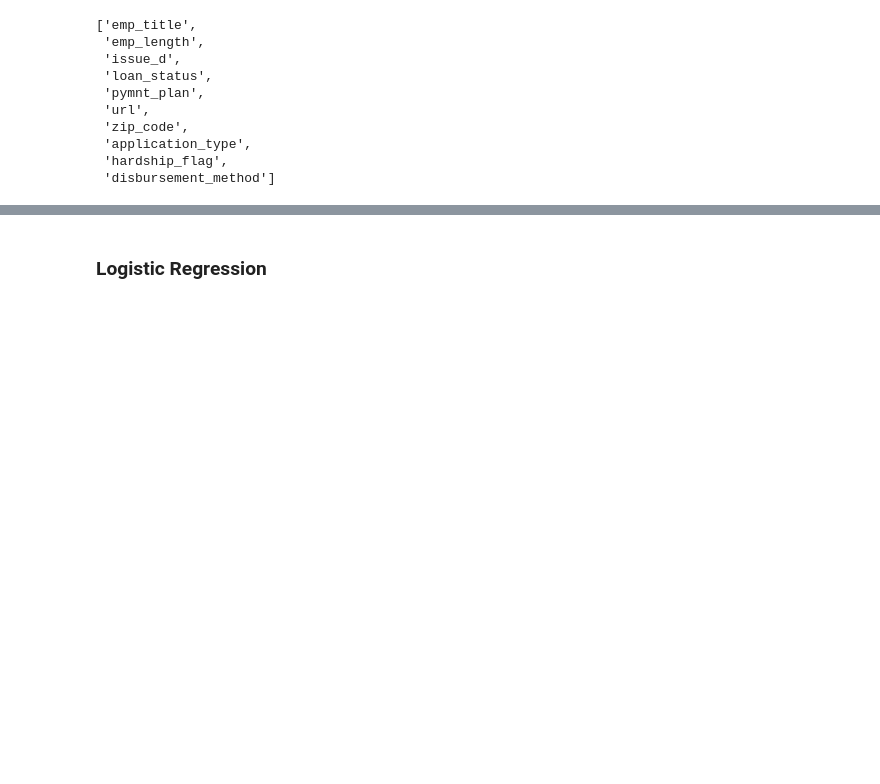
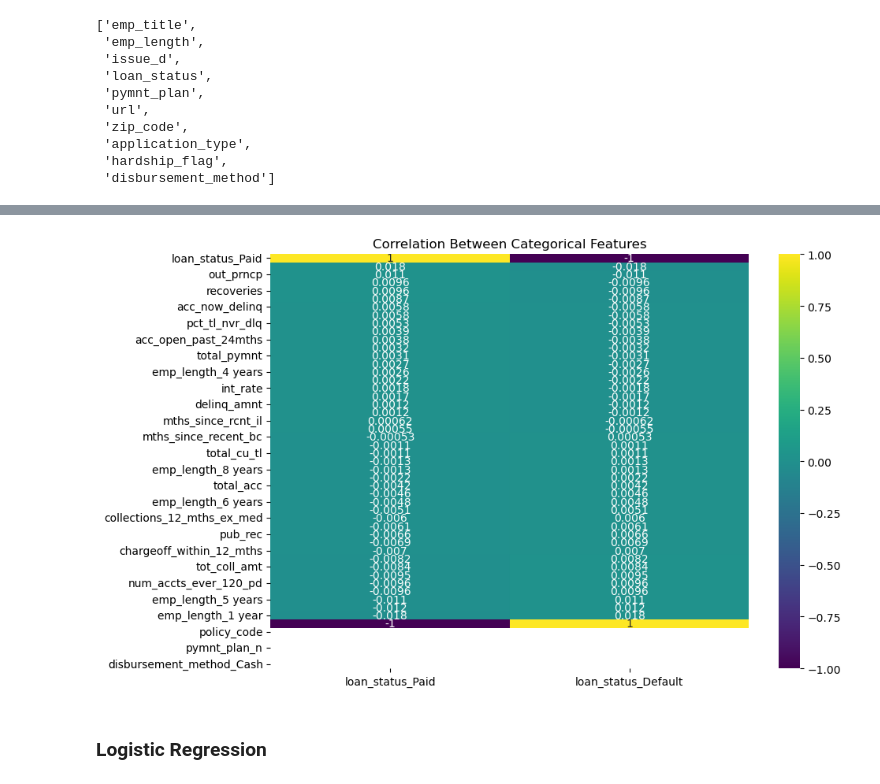
Before and after one commit to rachellliao/loan-default-prediction, a Jupyter notebook: EDA.ipynb, the cells around one changed output, grey strips where cells are left out. Drawn from its saved outputs; the diff is of its cells as text; code cells hidden in the pictures; blank space fills up the shorter version.

```diff
--- a/EDA.ipynb
+++ b/EDA.ipynb
@@ -693,3 +741,16 @@ ValueError: all arrays must be same length
+# %%
+# Calculate correlations between categorical features and the target variable loan_status_Paid
+corr_matrix = df_encoded.corr()
+corr_with_target = corr_matrix[['loan_status_Paid', 'loan_status_Default']].sort_values('loan_status_Paid', ascending=False)
+
+# Create a heatmap to visualize the correlation between the categorical columns
+plt.figure(figsize=(10, 6))
+sns.heatmap(corr_with_target, annot=True, cmap='viridis')
+plt.title('Correlation Between Categorical Features')
+plt.tight_layout()
+plt.show()
+# %% [output]
+[figure, added]
 # %% [markdown]
 ### Logistic Regression
 # %%
```
Also changed, not shown: parts of 13 cells of this notebook.
